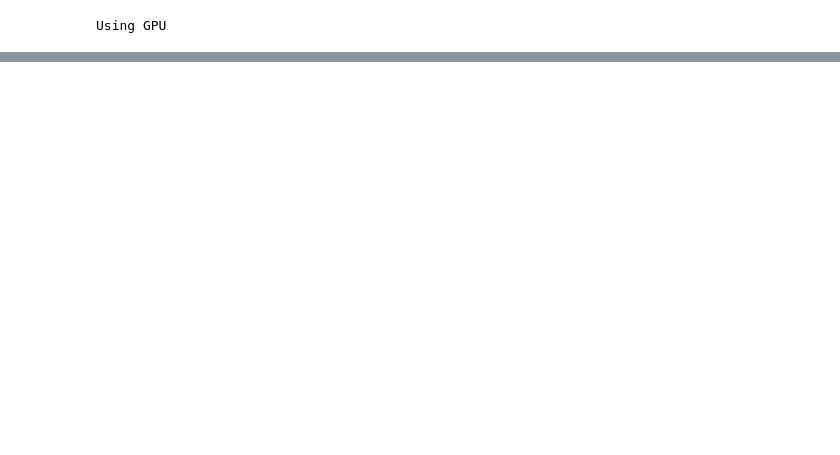
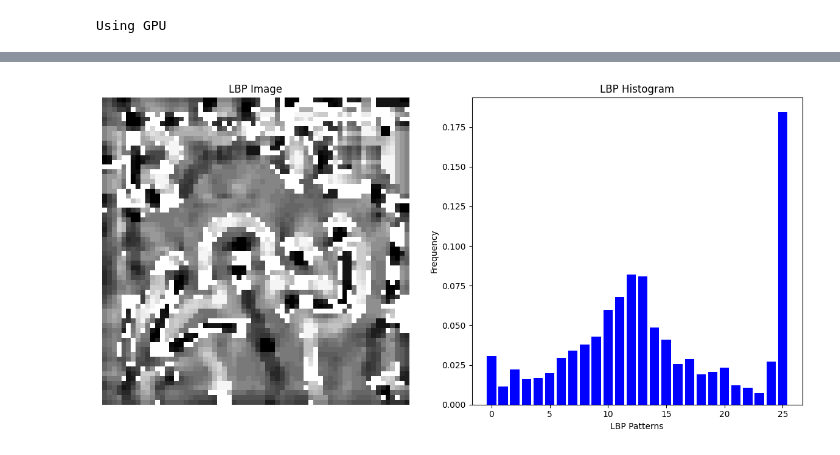
Before and after one commit to hussein37156/CV_project, a Jupyter notebook: Milestone_1/milestone_1.ipynb, the cells around one changed output, grey strips where cells are left out. Saved outputs shown, nothing was run; the diff lists cells and outputs as text; code cells hidden in the pictures; blank space fills up the shorter version.

Commit message:
implementation -HOG -color HGs -lbp HG

```diff
--- a/Milestone_1/milestone_1.ipynb
+++ b/Milestone_1/milestone_1.ipynb
@@ -37,0 +114,23 @@ print(f"Number of unique classes in y_test: {len(unique_classes)}")
+# %%
+images_train_b_HG=[]
+images_train_g_HG=[]
+images_train_r_HG=[]
+images_test_b_HG=[]
+images_test_g_HG=[]
+images_test_r_HG=[]
+i=0
+for image in images_train:
+    image_np = np.array(image)
+    i=i+1
+    images_train_b_HG.append(cv.calcHist([image_np], [2], None, [256], [0, 256]))
+    images_train_g_HG.append(cv.calcHist([image_np], [1], None, [256], [0, 256]))
+    images_train_r_HG.append(cv.calcHist([image_np], [0], None, [256], [0, 256]))
+    print(i)
+
+for image in images_test:
+    image_np = np.array(image)
+    i=i+1
+    images_test_b_HG.append(cv.calcHist([image_np], [0], None, [256], [0, 256]))
+    images_test_g_HG.append(cv.calcHist([image_np], [1], None, [256], [0, 256]))
+    images_test_r_HG.append(cv.calcHist([image_np], [2], None, [256], [0, 256]))
+    print(i)
@@ -37,0 +255,20 @@ print(f"Number of unique classes in y_test: {len(unique_classes)}")
+# %%
+plt.figure(figsize=(12, 6))
+
+# Display the LBP image
+plt.subplot(1, 2, 1)
+plt.imshow(lbp_images_train[37], cmap="gray")
+plt.title("LBP Image")
+plt.axis("off")
+
+# Display the histogram
+plt.subplot(1, 2, 2)
+plt.bar(range(n_bins_train[37]), lbp_GH_train[37], width=0.8, color="blue")
+plt.title("LBP Histogram")
+plt.xlabel("LBP Patterns")
+plt.ylabel("Frequency")
+
+plt.tight_layout()
+plt.show()
+# %% [output]
+[figure, added]
```
Also changed, not shown: parts of 11 cells of this notebook.
